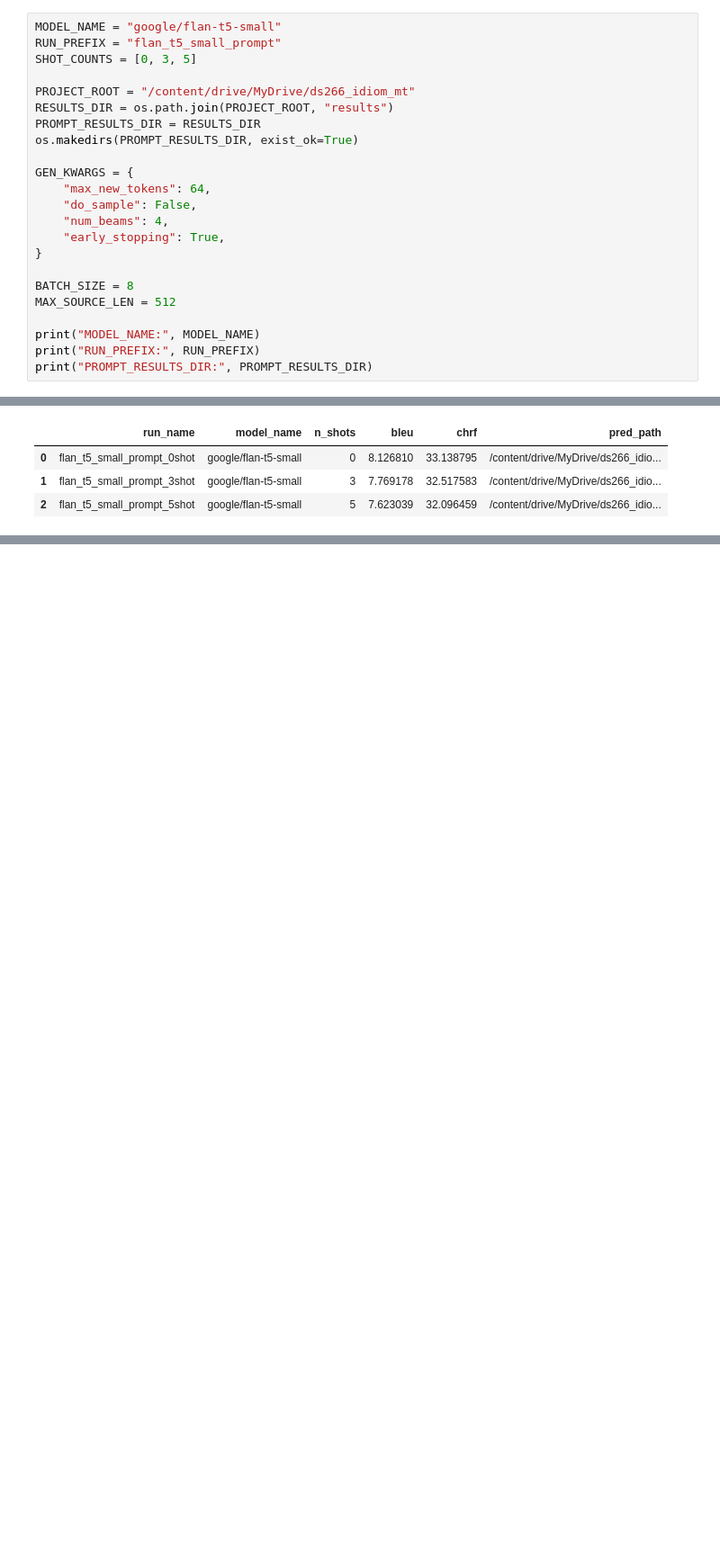
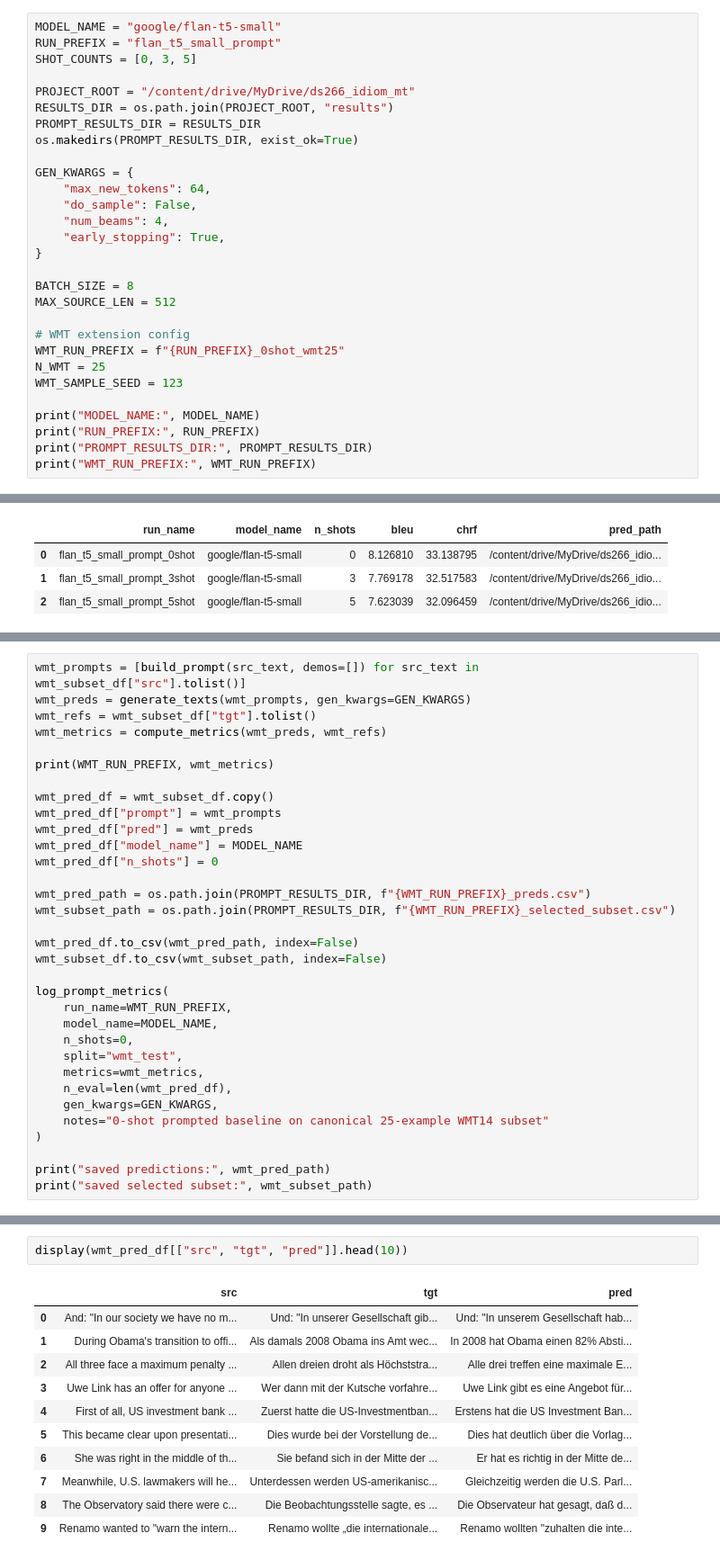
Before and after one commit to auntiepersilla/Idiom_Aware_MT_Finetuning_EN-DE, a Jupyter notebook: notebooks/06_experiment_idiom_aware_MT_fewshot_prompting_flant5.ipynb, the cells around one changed output, grey strips where cells are left out. Shown at 90% size. Saved outputs shown, nothing was run; the diff lists cells and outputs as text; blank space fills up the shorter version.

```diff
--- a/notebooks/06_experiment_idiom_aware_MT_fewshot_prompting_flant5.ipynb
+++ b/notebooks/06_experiment_idiom_aware_MT_fewshot_prompting_flant5.ipynb
@@ -70,9 +87,15 @@ GEN_KWARGS = {
 BATCH_SIZE = 8
 MAX_SOURCE_LEN = 512
 
+# WMT extension config
+WMT_RUN_PREFIX = f"{RUN_PREFIX}_0shot_wmt25"
+N_WMT = 25
+WMT_SAMPLE_SEED = 123
+
 print("MODEL_NAME:", MODEL_NAME)
 print("RUN_PREFIX:", RUN_PREFIX)
 print("PROMPT_RESULTS_DIR:", PROMPT_RESULTS_DIR)
+print("WMT_RUN_PREFIX:", WMT_RUN_PREFIX)
 # %% [output]
 MODEL_NAME: google/flan-t5-small
 RUN_PREFIX: flan_t5_small_prompt
@@ -468,0 +557,33 @@ saved summary: /content/drive/MyDrive/ds266_idiom_mt/results/flan_t5_small_promp
+# %%
+wmt_prompts = [build_prompt(src_text, demos=[]) for src_text in wmt_subset_df["src"].tolist()]
+wmt_preds = generate_texts(wmt_prompts, gen_kwargs=GEN_KWARGS)
+wmt_refs = wmt_subset_df["tgt"].tolist()
+wmt_metrics = compute_metrics(wmt_preds, wmt_refs)
+
+print(WMT_RUN_PREFIX, wmt_metrics)
+
+wmt_pred_df = wmt_subset_df.copy()
+wmt_pred_df["prompt"] = wmt_prompts
+wmt_pred_df["pred"] = wmt_preds
+wmt_pred_df["model_name"] = MODEL_NAME
+wmt_pred_df["n_shots"] = 0
+
+wmt_pred_path = os.path.join(PROMPT_RESULTS_DIR, f"{WMT_RUN_PREFIX}_preds.csv")
+wmt_subset_path = os.path.join(PROMPT_RESULTS_DIR, f"{WMT_RUN_PREFIX}_selected_subset.csv")
+
+wmt_pred_df.to_csv(wmt_pred_path, index=False)
+wmt_subset_df.to_csv(wmt_subset_path, index=False)
+
+log_prompt_metrics(
+    run_name=WMT_RUN_PREFIX,
+    model_name=MODEL_NAME,
+    n_shots=0,
+    split="wmt_test",
+    metrics=wmt_metrics,
+    n_eval=len(wmt_pred_df),
+    gen_kwargs=GEN_KWARGS,
+    notes="0-shot prompted baseline on canonical 25-example WMT14 subset"
+)
+
+print("saved predictions:", wmt_pred_path)
+print("saved selected subset:", wmt_subset_path)
@@ -468,0 +596,14 @@ saved summary: /content/drive/MyDrive/ds266_idiom_mt/results/flan_t5_small_promp
+# %%
+display(wmt_pred_df[["src", "tgt", "pred"]].head(10))
+# %% [output]
+|  | src | tgt | pred |
+| 0 | And: "In our society we have no m... | Und: "In unserer Gesellschaft gib... | Und: "In unserem Gesellschaft hab... |
+| 1 | During Obama's transition to offi... | Als damals 2008 Obama ins Amt wec... | In 2008 hat Obama einen 82% Absti... |
+| 2 | All three face a maximum penalty ... | Allen dreien droht als Höchststra... | Alle drei treffen eine maximale E... |
+| 3 | Uwe Link has an offer for anyone ... | Wer dann mit der Kutsche vorfahre... | Uwe Link gibt es eine Angebot für... |
+| 4 | First of all, US investment bank ... | Zuerst hatte die US-Investmentban... | Erstens hat die US Investment Ban... |
+| 5 | This became clear upon presentati... | Dies wurde bei der Vorstellung de... | Dies hat deutlich über die Vorlag... |
+| 6 | She was right in the middle of th... | Sie befand sich in der Mitte der ... | Er hat es richtig in der Mitte de... |
+| 7 | Meanwhile, U.S. lawmakers will he... | Unterdessen werden US-amerikanisc... | Gleichzeitig werden die U.S. Parl... |
+| 8 | The Observatory said there were c... | Die Beobachtungsstelle sagte, es ... | Die Observateur hat gesagt, daß d... |
+| 9 | Renamo wanted to "warn the intern... | Renamo wollte „die internationale... | Renamo wollten "zuhalten die inte... |
```
Also changed, not shown: parts of 20 cells of this notebook.
